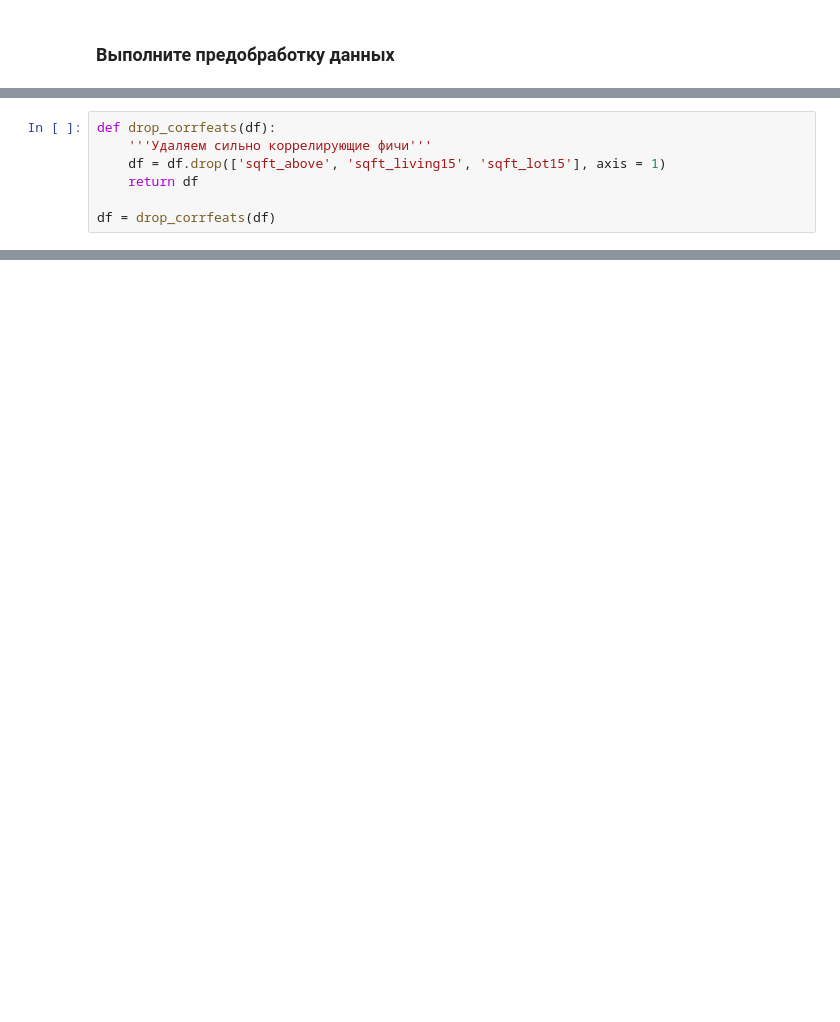
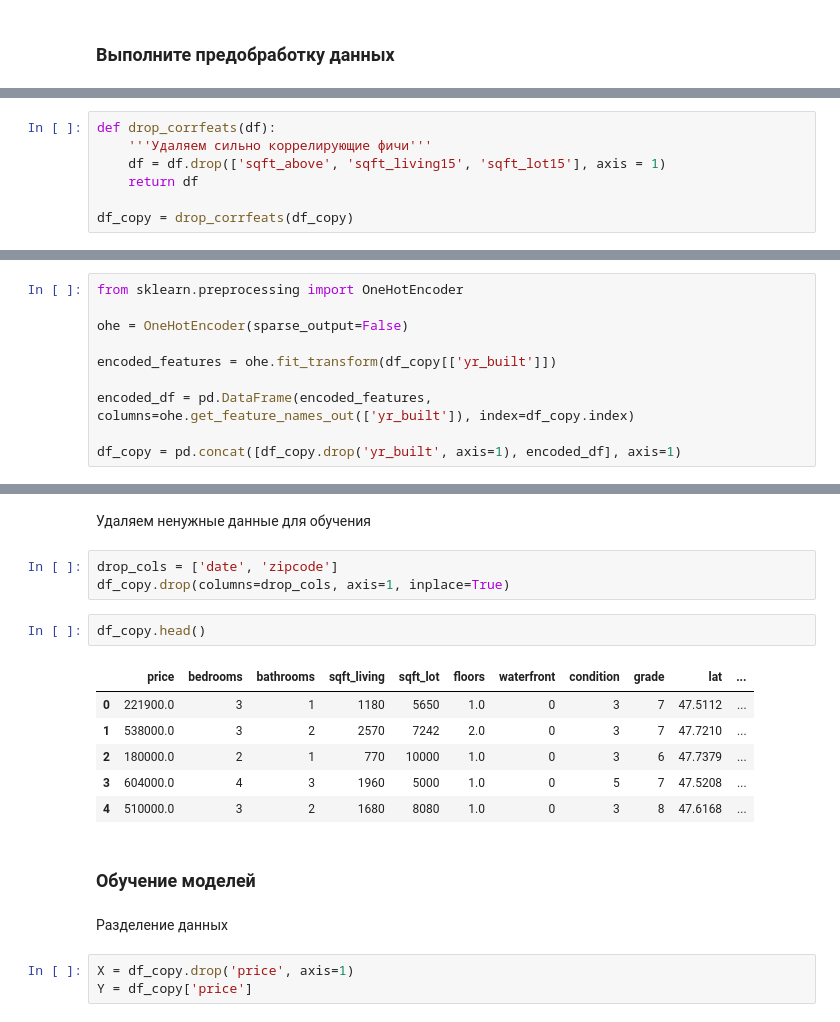
Before and after one commit to FREDY129053/AI_Systems_LABS, a Jupyter notebook: Lab_3_2.ipynb, the cells around one changed output, grey strips where cells are left out. Drawn from its saved outputs; the diff is of its cells as text; blank space fills up the shorter version.

```diff
--- a/Lab_3_2.ipynb
+++ b/Lab_3_2.ipynb
@@ -252,4 +286,4 @@ def drop_corrfeats(df):
     df = df.drop(['sqft_above', 'sqft_living15', 'sqft_lot15'], axis = 1)
     return df
 
-df = drop_corrfeats(df)
+df_copy = drop_corrfeats(df_copy)
@@ -294,0 +301,10 @@ df.drop(['date'], axis=1)
+# %%
+from sklearn.preprocessing import OneHotEncoder
+
+ohe = OneHotEncoder(sparse_output=False)
+
+encoded_features = ohe.fit_transform(df_copy[['yr_built']])
+
+encoded_df = pd.DataFrame(encoded_features, columns=ohe.get_feature_names_out(['yr_built']), index=df_copy.index)
+
+df_copy = pd.concat([df_copy.drop('yr_built', axis=1), encoded_df], axis=1)
@@ -294,0 +321,21 @@ df.drop(['date'], axis=1)
+# %% [markdown]
+Удаляем ненужные данные для обучения
+# %%
+drop_cols = ['date', 'zipcode']
+df_copy.drop(columns=drop_cols, axis=1, inplace=True)
+# %%
+df_copy.head()
+# %% [output]
+|  | price | bedrooms | bathrooms | sqft_living | sqft_lot | floors | waterfront | condition | grade | lat | ... |
+| 0 | 221900.0 | 3 | 1 | 1180 | 5650 | 1.0 | 0 | 3 | 7 | 47.5112 | ... |
+| 1 | 538000.0 | 3 | 2 | 2570 | 7242 | 2.0 | 0 | 3 | 7 | 47.7210 | ... |
+| 2 | 180000.0 | 2 | 1 | 770 | 10000 | 1.0 | 0 | 3 | 6 | 47.7379 | ... |
+| 3 | 604000.0 | 4 | 3 | 1960 | 5000 | 1.0 | 0 | 5 | 7 | 47.5208 | ... |
+| 4 | 510000.0 | 3 | 2 | 1680 | 8080 | 1.0 | 0 | 3 | 8 | 47.6168 | ... |
+# %% [markdown]
+### Обучение моделей
+# %% [markdown]
+Разделение данных
+# %%
+X = df_copy.drop('price', axis=1)
+Y = df_copy['price']
```
Also changed, not shown: parts of 79 cells of this notebook.
